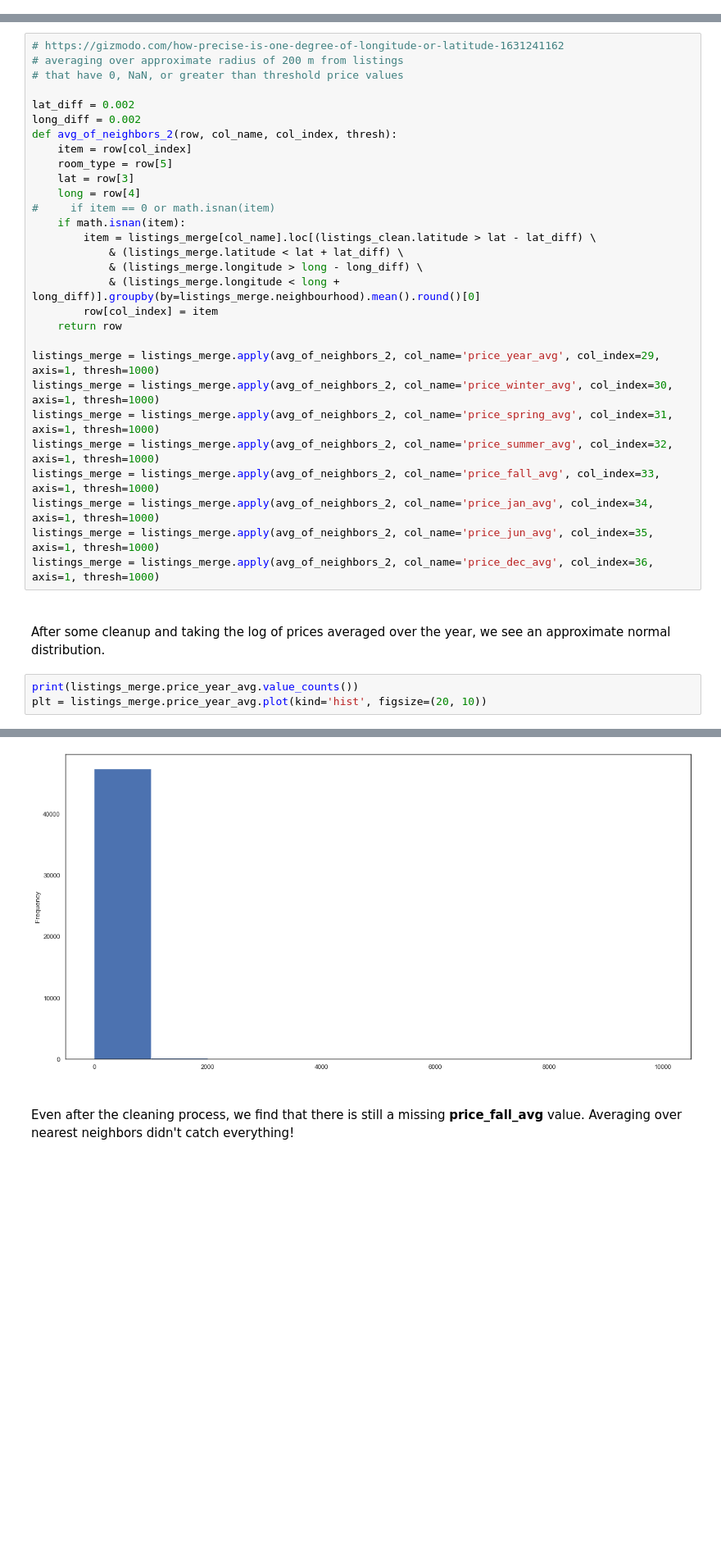
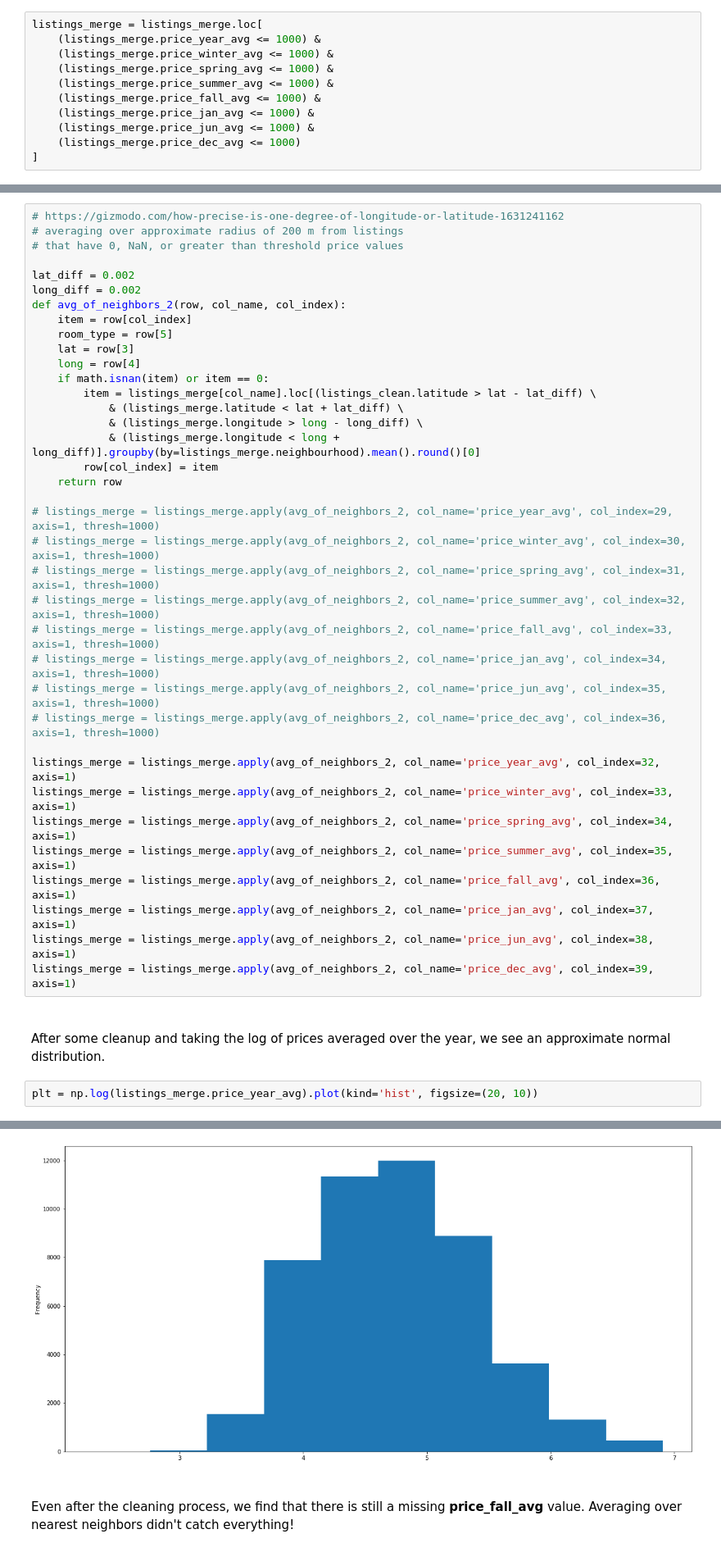
Before and after one commit to bruceplai/ml-capstone, a Jupyter notebook: airbnb.ipynb, the cells around one changed output, grey strips where cells are left out. Shown at 82% size. Saved outputs shown, nothing was run; the diff lists cells and outputs as text; blank space fills up the shorter version.

```diff
--- a/airbnb.ipynb
+++ b/airbnb.ipynb
@@ -907,2 +903,13 @@ listings_merge.head()
+# %%
+listings_merge = listings_merge.loc[
+    (listings_merge.price_year_avg <= 1000) &
+    (listings_merge.price_winter_avg <= 1000) &
+    (listings_merge.price_spring_avg <= 1000) &
+    (listings_merge.price_summer_avg <= 1000) &
+    (listings_merge.price_fall_avg <= 1000) &
+    (listings_merge.price_jan_avg <= 1000) &
+    (listings_merge.price_jun_avg <= 1000) &
+    (listings_merge.price_dec_avg <= 1000)
+]
 # %% [markdown]
 <br/>
@@ -914,13 +921,12 @@ listings_merge.head()
 
 lat_diff = 0.002
 long_diff = 0.002
-def avg_of_neighbors_2(row, col_name, col_index, thresh):
+def avg_of_neighbors_2(row, col_name, col_index):
     item = row[col_index]
     room_type = row[5]
     lat = row[3]
     long = row[4]
-#     if item == 0 or math.isnan(item)
-    if math.isnan(item):
+    if math.isnan(item) or item == 0:
         item = listings_merge[col_name].loc[(listings_clean.latitude > lat - lat_diff) \
             & (listings_merge.latitude < lat + lat_diff) \
             & (listings_merge.longitude > long - long_diff) \
@@ -928,18 +934,26 @@ def avg_of_neighbors_2(row, col_name, col_index, thresh):
         row[col_index] = item
     return row
 
-listings_merge = listings_merge.apply(avg_of_neighbors_2, col_name='price_year_avg', col_index=29, axis=1, thresh=1000)
-listings_merge = listings_merge.apply(avg_of_neighbors_2, col_name='price_winter_avg', col_index=30, axis=1, thresh=1000)
-listings_merge = listings_merge.apply(avg_of_neighbors_2, col_name='price_spring_avg', col_index=31, axis=1, thresh=1000)
-listings_merge = listings_merge.apply(avg_of_neighbors_2, col_name='price_summer_avg', col_index=32, axis=1, thresh=1000)
-listings_merge = listings_merge.apply(avg_of_neighbors_2, col_name='price_fall_avg', col_index=33, axis=1, thresh=1000)
-listings_merge = listings_merge.apply(avg_of_neighbors_2, col_name='price_jan_avg', col_index=34, axis=1, thresh=1000)
-listings_merge = listings_merge.apply(avg_of_neighbors_2, col_name='price_jun_avg', col_index=35, axis=1, thresh=1000)
-listings_merge = listings_merge.apply(avg_of_neighbors_2, col_name='price_dec_avg', col_index=36, axis=1, thresh=1000)
+# listings_merge = listings_merge.apply(avg_of_neighbors_2, col_name='price_year_avg', col_index=29, axis=1, thresh=1000)
+# listings_merge = listings_merge.apply(avg_of_neighbors_2, col_name='price_winter_avg', col_index=30, axis=1, thresh=1000)
+# listings_merge = listings_merge.apply(avg_of_neighbors_2, col_name='price_spring_avg', col_index=31, axis=1, thresh=1000)
+# listings_merge = listings_merge.apply(avg_of_neighbors_2, col_name='price_summer_avg', col_index=32, axis=1, thresh=1000)
+# listings_merge = listings_merge.apply(avg_of_neighbors_2, col_name='price_fall_avg', col_index=33, axis=1, thresh=1000)
+# listings_merge = listings_merge.apply(avg_of_neighbors_2, col_name='price_jan_avg', col_index=34, axis=1, thresh=1000)
+# listings_merge = listings_merge.apply(avg_of_neighbors_2, col_name='price_jun_avg', col_index=35, axis=1, thresh=1000)
+# listings_merge = listings_merge.apply(avg_of_neighbors_2, col_name='price_dec_avg', col_index=36, axis=1, thresh=1000)
+
+listings_merge = listings_merge.apply(avg_of_neighbors_2, col_name='price_year_avg', col_index=32, axis=1)
+listings_merge = listings_merge.apply(avg_of_neighbors_2, col_name='price_winter_avg', col_index=33, axis=1)
+listings_merge = listings_merge.apply(avg_of_neighbors_2, col_name='price_spring_avg', col_index=34, axis=1)
+listings_merge = listings_merge.apply(avg_of_neighbors_2, col_name='price_summer_avg', col_index=35, axis=1)
+listings_merge = listings_merge.apply(avg_of_neighbors_2, col_name='price_fall_avg', col_index=36, axis=1)
+listings_merge = listings_merge.apply(avg_of_neighbors_2, col_name='price_jan_avg', col_index=37, axis=1)
+listings_merge = listings_merge.apply(avg_of_neighbors_2, col_name='price_jun_avg', col_index=38, axis=1)
+listings_merge = listings_merge.apply(avg_of_neighbors_2, col_name='price_dec_avg', col_index=39, axis=1)
 # %% [markdown]
 <br/>
 <p>After some cleanup and taking the log of prices averaged over the year, we see an approximate normal distribution.</p>
 # %%
-print(listings_merge.price_year_avg.value_counts())
-plt = listings_merge.price_year_avg.plot(kind='hist', figsize=(20, 10))
+plt = np.log(listings_merge.price_year_avg).plot(kind='hist', figsize=(20, 10))
 # %% [output]
@@ -958,4 +960,4 @@ Name: price_year_avg, Length: 23430, dtype: int64
-[figure, old version]
+[figure, new version]
 # %% [markdown]
 <br/>
 <p>Even after the cleaning process, we find that there is still a missing <b>price_fall_avg</b> value.  Averaging over nearest neighbors didn't catch everything!</p>
```
Also changed, not shown: parts of 47 cells of this notebook.
